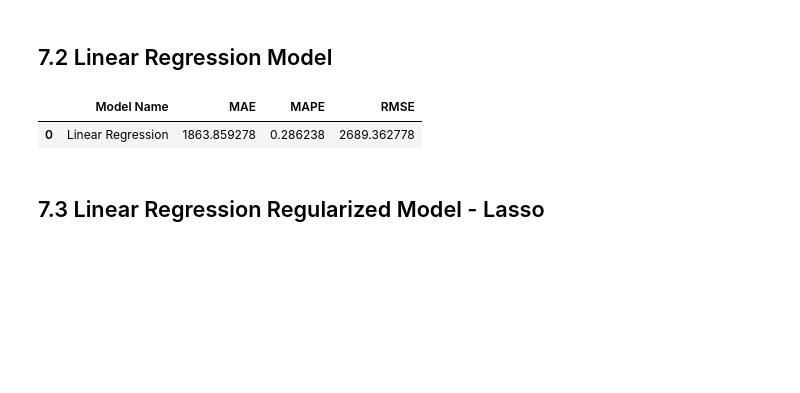
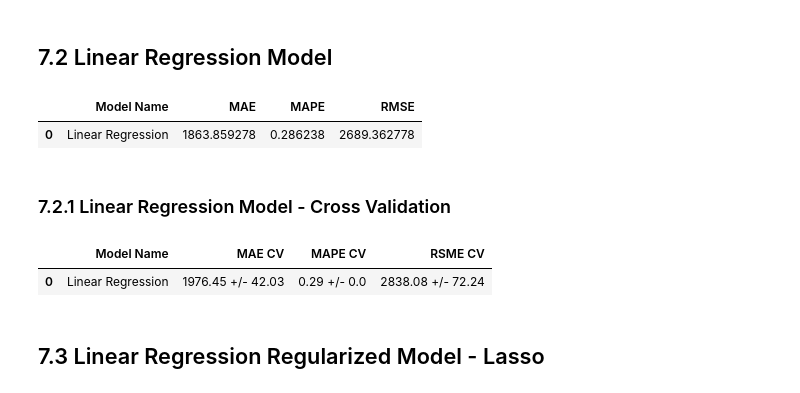
Before and after one commit to RicardoSemerene/DataScience_em_producao, a Jupyter notebook: m04_v01_store_sales_prediction.ipynb, the cells around one changed output. Cells and saved outputs as stored; diff of their text form; code cells hidden in the pictures; blank space fills up the shorter version.

Commit message:
finished cross validation

```diff
--- a/m04_v01_store_sales_prediction.ipynb
+++ b/m04_v01_store_sales_prediction.ipynb
@@ -808,3 +853,13 @@ x_test = X_test[cols_selected_boruta]
+# %%
+#sem variável resposta
+x_train = X_train[cols_selected_boruta]
+x_test = X_test[cols_selected_boruta]
+
+#com variável resposta
+cols_selected_boruta_full = cols_selected_boruta.copy()
+cols_selected_boruta_full.extend(feat_to_add)
+
+x_training = X_train[cols_selected_boruta_full]
 # %%
 x_test.head()
 # %% [output]
@@ -847,6 +902,14 @@ lr_result
 # %% [output]
 |  | Model Name | MAE | MAPE | RMSE |
 | 0 | Linear Regression | 1863.859278 | 0.286238 | 2689.362778 |
+# %% [markdown]
+### 7.2.1 Linear Regression Model - Cross Validation
+# %%
+lr_result_cv = cross_validation(x_training,5,"Linear Regression",lr)
+lr_result_cv
+# %% [output]
+|  | Model Name | MAE CV | MAPE CV | RSME CV |
+| 0 | Linear Regression | 1976.45 +/- 42.03 | 0.29 +/- 0.0 | 2838.08 +/- 72.24 |
 # %% [markdown]
 ## 7.3 Linear Regression Regularized Model - Lasso
 # %%
```
Also changed, not shown: parts of 31 cells of this notebook.
